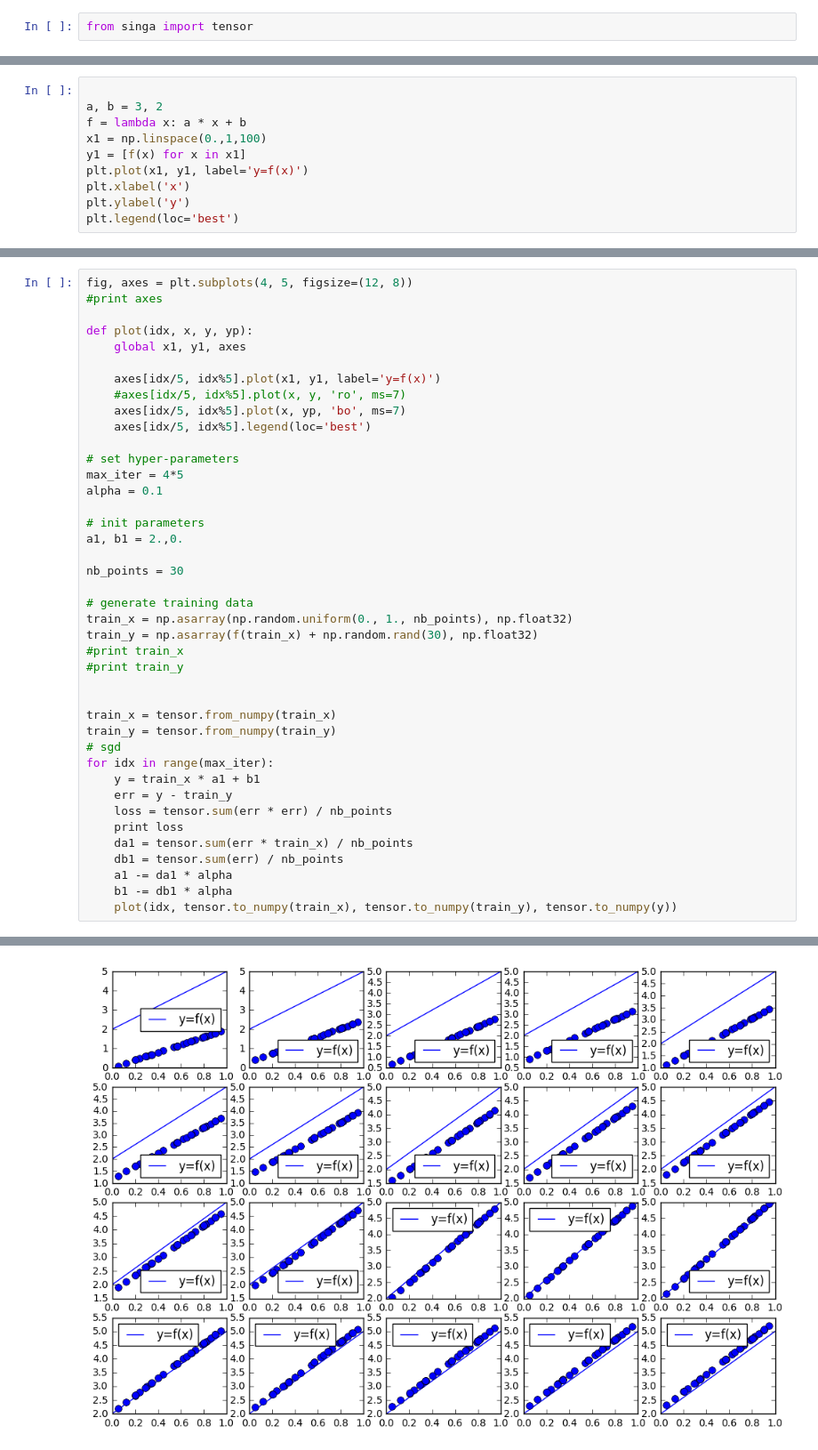
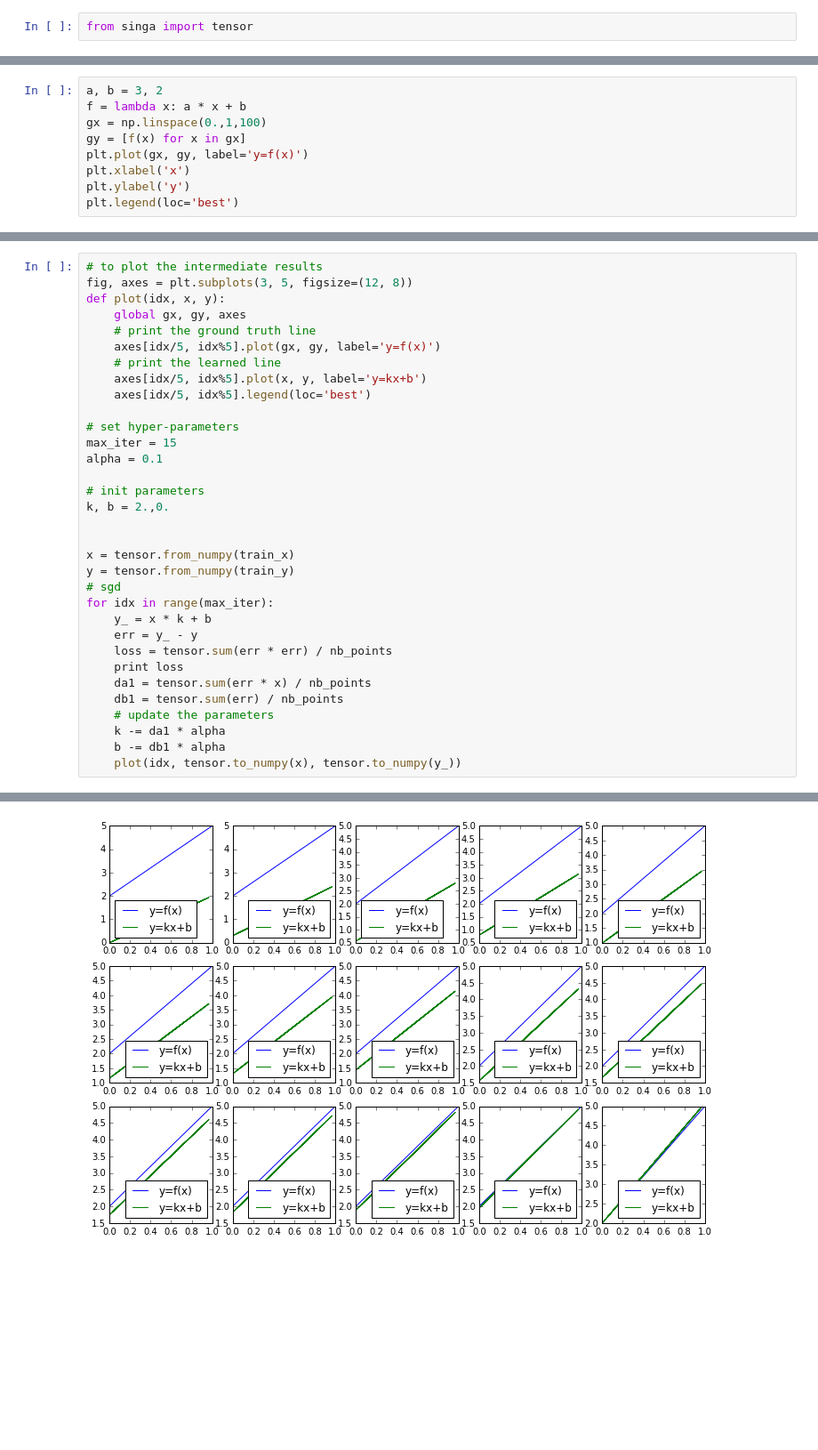
Before and after one commit to apache/singa, a Jupyter notebook: doc/notebook/regression.ipynb, the cells around one changed output, grey strips where cells are left out. Shown at 89% size. Cells and saved outputs as stored; diff of their text form; blank space fills up the shorter version.

```diff
--- a/doc/notebook/regression.ipynb
+++ b/doc/notebook/regression.ipynb
@@ -8,10 +18,9 @@ from singa import tensor
 # %%
-
 a, b = 3, 2
 f = lambda x: a * x + b
-x1 = np.linspace(0.,1,100)
-y1 = [f(x) for x in x1]
-plt.plot(x1, y1, label='y=f(x)')
+gx = np.linspace(0.,1,100)
+gy = [f(x) for x in gx]
+plt.plot(gx, gy, label='y=f(x)')
 plt.xlabel('x')
 plt.ylabel('y')
 plt.legend(loc='best')
@@ -21,42 +51,34 @@ plt.legend(loc='best')
 # %%
-fig, axes = plt.subplots(4, 5, figsize=(12, 8))
-#print axes
-
-def plot(idx, x, y, yp):
-    global x1, y1, axes
-
-    axes[idx/5, idx%5].plot(x1, y1, label='y=f(x)')
-    #axes[idx/5, idx%5].plot(x, y, 'ro', ms=7)
-    axes[idx/5, idx%5].plot(x, yp, 'bo', ms=7)
+# to plot the intermediate results
+fig, axes = plt.subplots(3, 5, figsize=(12, 8))
+def plot(idx, x, y):
+    global gx, gy, axes
+    # print the ground truth line
+    axes[idx/5, idx%5].plot(gx, gy, label='y=f(x)')
+    # print the learned line
+    axes[idx/5, idx%5].plot(x, y, label='y=kx+b')
     axes[idx/5, idx%5].legend(loc='best')
 
 # set hyper-parameters
-max_iter = 4*5
+max_iter = 15
 alpha = 0.1
 
 # init parameters
-a1, b1 = 2.,0.
-
-nb_points = 30
-
-# generate training data
-train_x = np.asarray(np.random.uniform(0., 1., nb_points), np.float32)
-train_y = np.asarray(f(train_x) + np.random.rand(30), np.float32)
-#print train_x
-#print train_y
+k, b = 2.,0.
 
 
-train_x = tensor.from_numpy(train_x)
-train_y = tensor.from_numpy(train_y)
+x = tensor.from_numpy(train_x)
+y = tensor.from_numpy(train_y)
 # sgd
 for idx in range(max_iter):
-    y = train_x * a1 + b1
-    err = y - train_y
+    y_ = x * k + b
+    err = y_ - y
     loss = tensor.sum(err * err) / nb_points
     print loss
-    da1 = tensor.sum(err * train_x) / nb_points
+    da1 = tensor.sum(err * x) / nb_points
     db1 = tensor.sum(err) / nb_points
-    a1 -= da1 * alpha
-    b1 -= db1 * alpha
-    plot(idx, tensor.to_numpy(train_x), tensor.to_numpy(train_y), tensor.to_numpy(y))
+    # update the parameters
+    k -= da1 * alpha
+    b -= db1 * alpha
+    plot(idx, tensor.to_numpy(x), tensor.to_numpy(y_))
 # %% [output]
@@ -83 +100 @@ for idx in range(max_iter):
-[figure, old version]
+[figure, new version]
```
Also changed, not shown: parts of 10 cells of this notebook, 1 other file.
